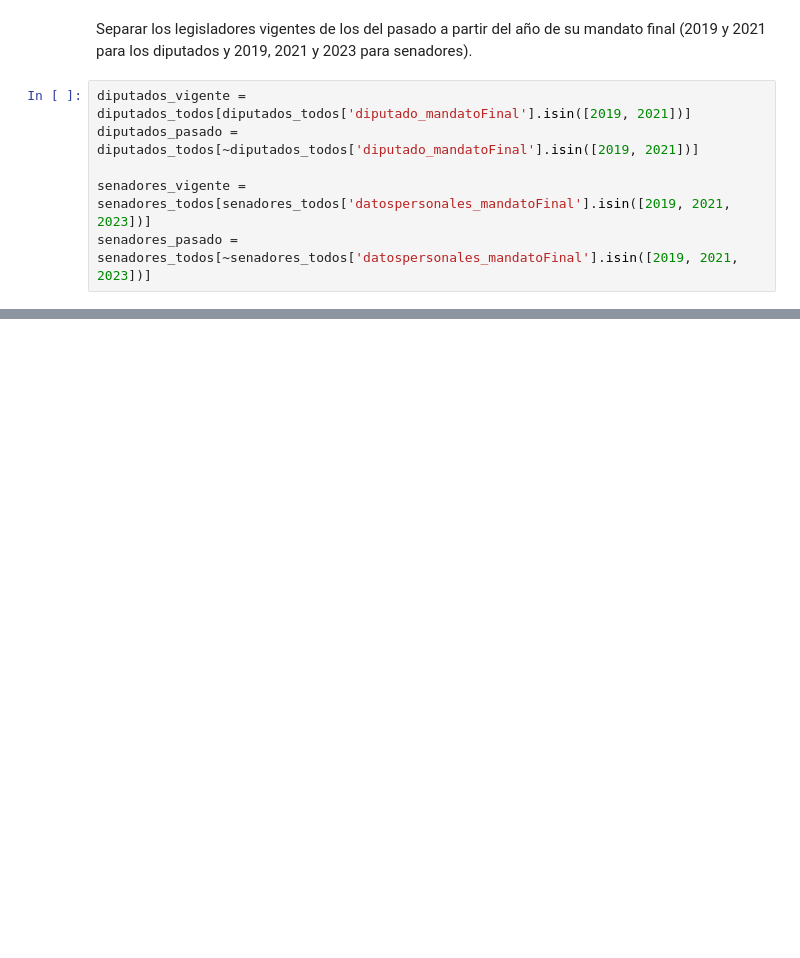
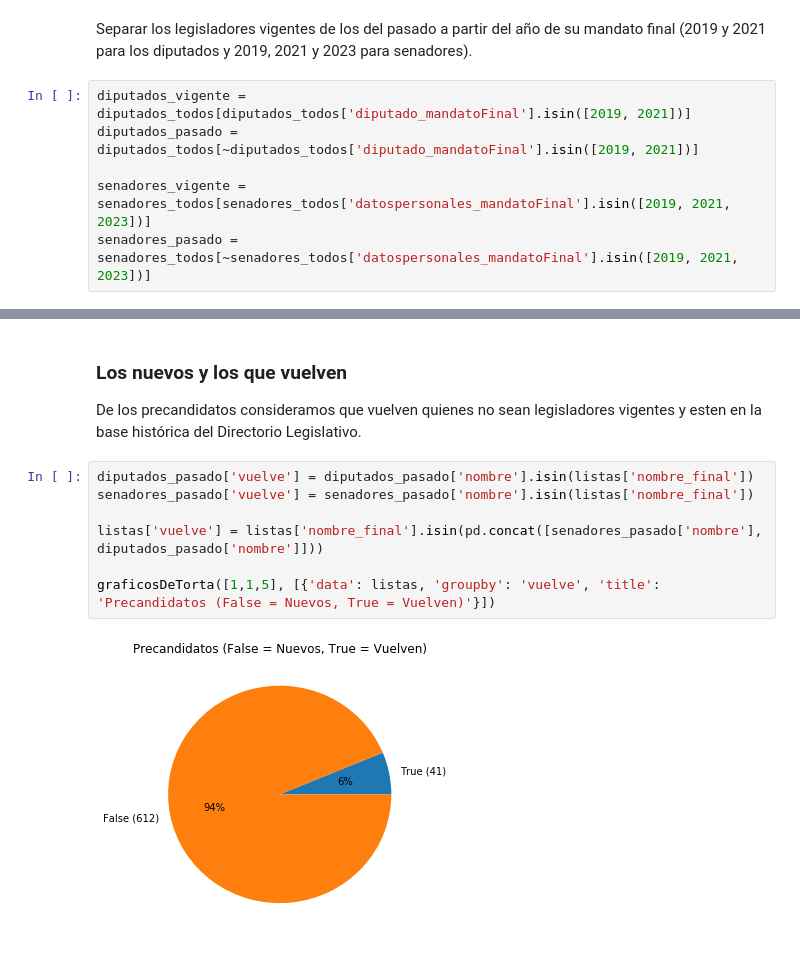
Before and after one commit to franciclo/baelige-reporte, a Jupyter notebook: Datos viejo nuevo congreso.ipynb, the cells around one changed output, grey strips where cells are left out. Cells and saved outputs as stored; diff of their text form; blank space fills up the shorter version.

```diff
--- a/Datos viejo nuevo congreso.ipynb
+++ b/Datos viejo nuevo congreso.ipynb
@@ -65 +95,13 @@ Vuelven 32 diputados y 10 senadores
+# %% [markdown]
+### Los nuevos y los que vuelven
+De los precandidatos consideramos que vuelven quienes no sean legisladores vigentes y esten en la base histórica del Directorio Legislativo.
+# %%
+diputados_pasado['vuelve'] = diputados_pasado['nombre'].isin(listas['nombre_final'])
+senadores_pasado['vuelve'] = senadores_pasado['nombre'].isin(listas['nombre_final'])
+
+listas['vuelve'] = listas['nombre_final'].isin(pd.concat([senadores_pasado['nombre'], diputados_pasado['nombre']]))
+
+graficosDeTorta([1,1,5], [{'data': listas, 'groupby': 'vuelve', 'title': 'Precandidatos (False = Nuevos, True = Vuelven)'}])
+# %% [output]
+[figure, added]
 # %% [markdown]
```
Also changed, not shown: parts of 29 cells of this notebook.
